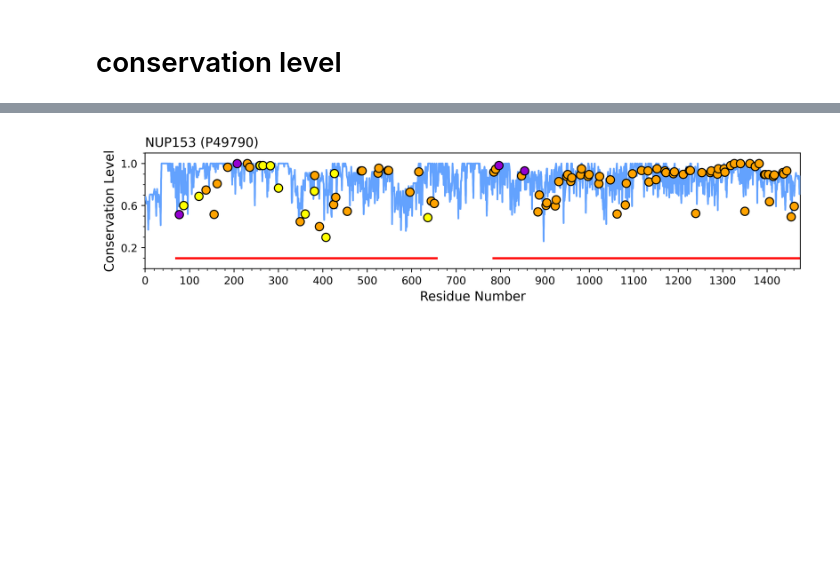
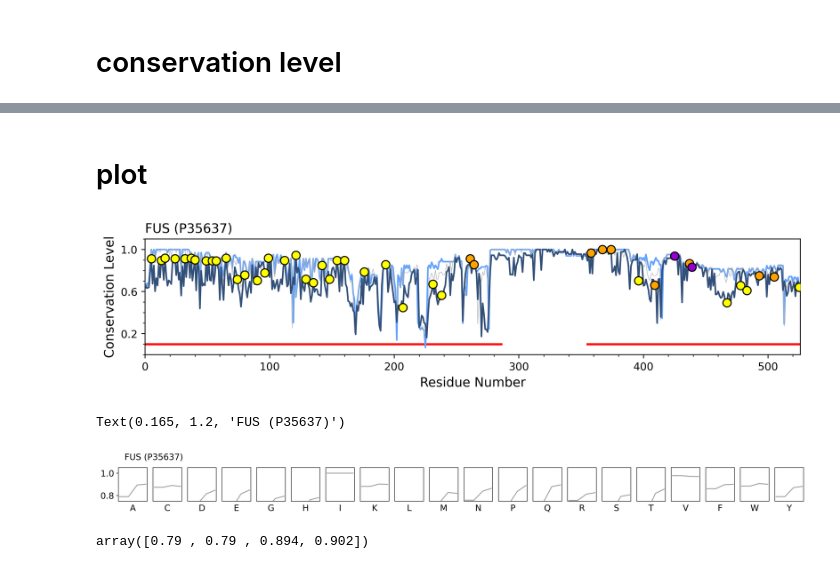
Before and after one commit to allmwh/the_return_of_the_rings, a Jupyter notebook: fig2.ipynb, the cells around one changed output, grey strips where cells are left out. Drawn from its saved outputs; the diff is of its cells as text; code cells hidden in the pictures; blank space fills up the shorter version.

```diff
--- a/fig2.ipynb
+++ b/fig2.ipynb
@@ -20,7 +20,7 @@ from function.utilities import find_human_sequence
 # param
 # %%
 #####CHANGE HERE#####
-uniprot_id = 'Q13148'
+uniprot_id = 'P35637'
 algorithm = 'VSL2'
 #####CHANGE HERE#####
 # %%
@@ -57,8 +57,8 @@ def get_only_human_score(score,fasta_path):
         nogap_score.append(score[index])
     return nogap_score
 # %%
-def get_conserve_score_odregion(tax_id,
-                                uniprot_id):
+def get_conserve_score(tax_id,
+                       uniprot_id):
 
     #read fasta
     fasta_path = input_path / str(tax_id) /"{}.fasta".format(uniprot_id)
@@ -86,7 +86,6 @@ def get_conserve_score_odregion(tax_id,
     #get region after remove gap
     region = seqfilter.get_od_index(od_ident)
 
-
     #get info
     taxonomy = get_taxid_dict()[tax_id]
     gene_name = get_protein_name(uniprot_id,human_df)['gene_name']
@@ -109,6 +108,6 @@ for i in t:
     t.set_description(str(tax_ids[i]))
     t.refresh()
 
-    conserve = get_conserve_score_odregion(tax_id=tax_ids[i],
+    conserve = get_conserve_score(tax_id=tax_ids[i],
                                            uniprot_id=uniprot_id)
     conserve_list.append(conserve)
@@ -192,3 +202,5 @@ MSEYIRVTEDENDEPIEIPSEDDGTVLLSTVTAQFPGACGLRYRNPVSQCMRGVRLVEGILHAPDAGWGNLVYVVNYPKD
+# %% [markdown]
+# plot
 # %%
 f, (a0) = plt.subplots(1, 1,sharex=True,sharey=True,figsize=(11,2),dpi=400)
 
@@ -208,36 +220,58 @@ for i in conserve_list:
     a0.xaxis.set_major_locator(MultipleLocator(100))
     a0.xaxis.set_minor_locator(MultipleLocator(20))
 
 
     a0.yaxis.set_major_locator(MultipleLocator(0.4))
     a0.yaxis.set_minor_locator(MultipleLocator(0.1))
     a0.set_yticks(np.arange(0.2,1.2,0.4))
     a0.set_ylim(0,1.1)
 
 
-    title = "{} ({})".format(data_list[0]['gene_name'],data_list[0]['uniprot_id'],fontsize=12)
+    title = "{} ({})".format(conserve_list[0]['gene_name'],conserve_list[0]['uniprot_id'],fontsize=12)
     a0.set_title(title,loc='left')
     a0.set_xlabel("Residue Number",fontsize=12)
     a0.set_ylabel("Conservation Level",fontsize=12)
 
 
 
-for region in data_list[0]['region']['disorder_region']:
+for region in conserve_list[0]['region']['disorder_region']:
     start = region['start']
-    start = start / len(data_list[0]['human_sequence'])
+    start = start / len(conserve_list[0]['human_sequence'])
     end = region['end']
-    end = end / len(data_list[0]['human_sequence'])
+    end = end / len(conserve_list[0]['human_sequence'])
 
     a0.axhline(0.1, start, end, color='#ff0000',linewidth=2)
 
 #WYF point
-for index,(od,aa,score) in enumerate(zip(data_list[0]['od_ident'],data_list[0]['human_sequence'],data_list[0]['score'])):
+for index,(od,aa,score) in enumerate(zip(conserve_list[0]['od_ident'],conserve_list[0]['human_sequence'],conserve_list[0]['score'])):
     if od == '1':
         if aa == 'Y':
             a0.scatter(index,score,s=60,color='#ffff00',edgecolors='black',zorder=200)
         elif aa == 'F':
             a0.scatter(index,score,s=60,color='#ffa300',edgecolors='black',zorder=200)
         elif aa == 'W':
             a0.scatter(index,score,s=60,color='#9400d1',edgecolors='black',zorder=200)
 # %% [output]
-[figure, old version]
+[figure, new version]
+# %%
+f, (disorder) = plt.subplots(1, 20,sharex=True,sharey=True,figsize=(20,1),dpi=500)
+
+for index,sub in enumerate(disorder):
+    sub.plot(conserve_peraa['peraa_score'][1][1][index],linestyle='solid',color='#a2a2a2')
+    sub.set_title(conserve_peraa['conserve_peraa_sort'][index],y=-0.4,fontsize=14)
+    sub.set_ylim(0.75,1.05)
+    sub.set_yticks(np.arange(0.8, 1.05, 0.2))
+    sub.get_xaxis().set_visible(False)
+    sub.tick_params(axis='y', labelsize=14)
+    if index != 0:
+        sub.get_yaxis().set_visible(False)
+
+title = "{} ({})".format(conserve_peraa['gene_name'],conserve_peraa['uniprot_id'],fontsize=12)
+f.suptitle(title,x=0.165,y=1.2,fontsize=14)
+# %% [output]
+Text(0.165, 1.2, 'FUS (P35637)')
+[figure, added]
+# %%
+conserve_peraa['peraa_score'][1][1][0]
+# %% [output]
+array([0.79 , 0.79 , 0.894, 0.902])
```
Also changed, not shown: parts of 19 cells of this notebook, 1 other file.
